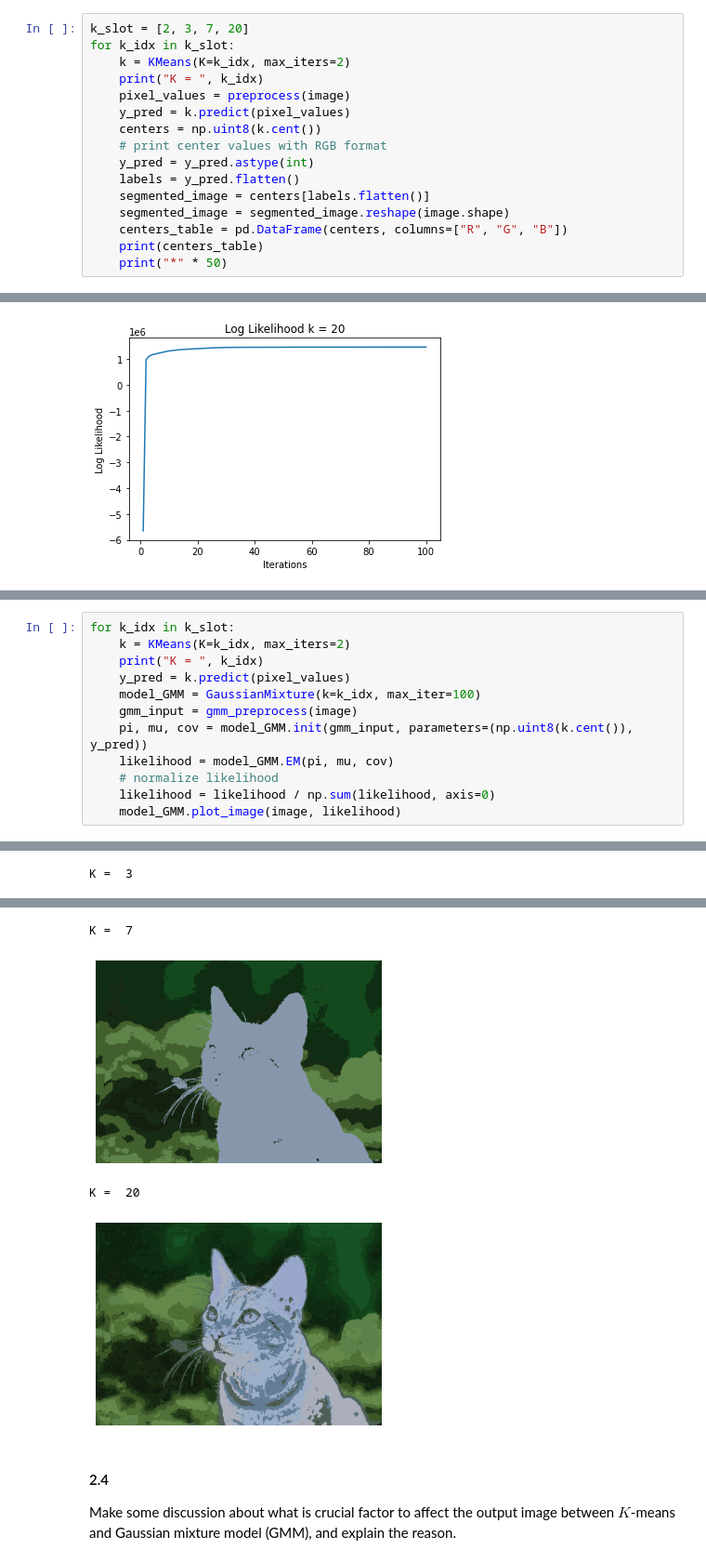
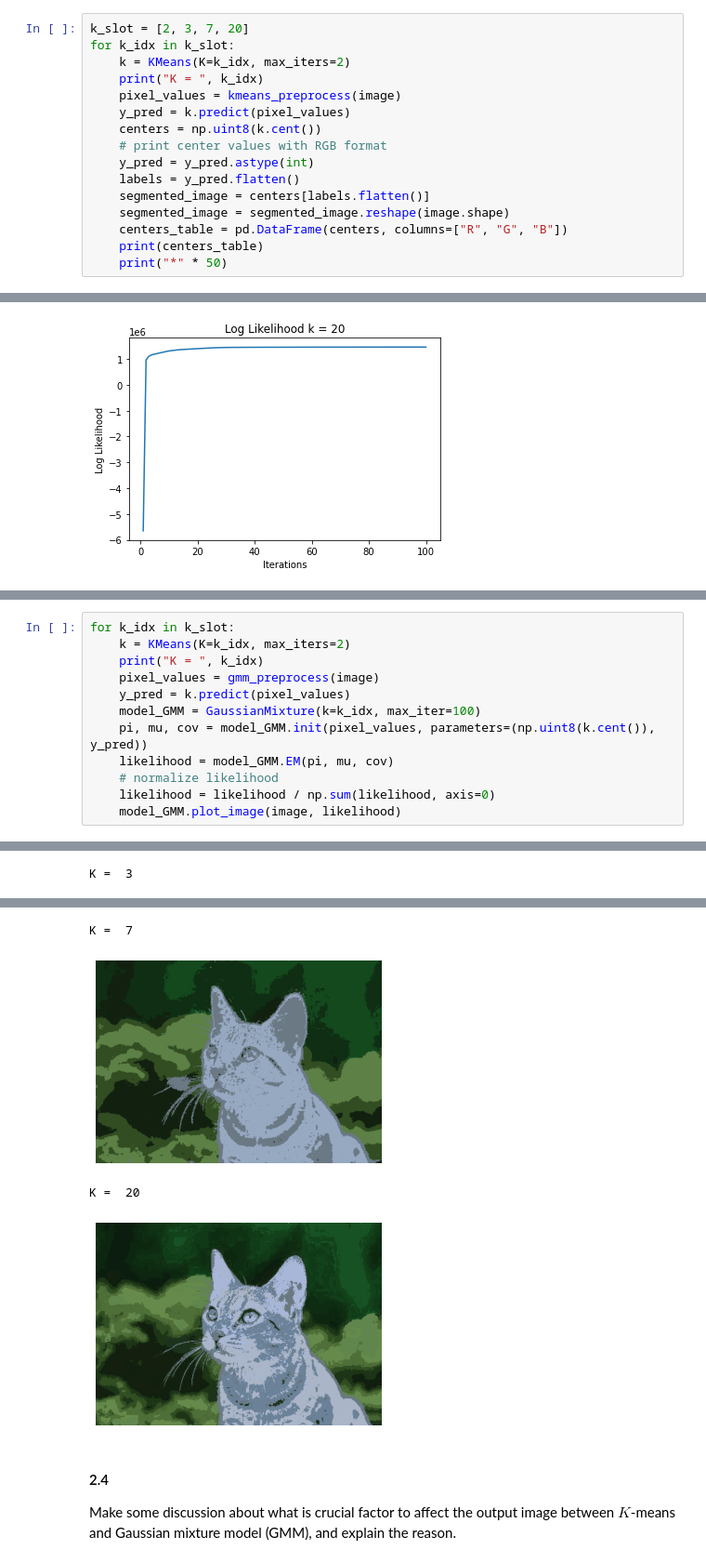
Before and after one commit to jacksonchen1998/2022-NYCU-ML, a Jupyter notebook: hw3_311511052/hw3_311511052.ipynb, the cells around one changed output, grey strips where cells are left out. Shown: that part at 93% size. Saved outputs shown, nothing was run; the diff lists cells and outputs as text.

```diff
--- a/hw3_311511052/hw3_311511052.ipynb
+++ b/hw3_311511052/hw3_311511052.ipynb
@@ -349,7 +349,7 @@ k_slot = [2, 3, 7, 20]
 for k_idx in k_slot:
     k = KMeans(K=k_idx, max_iters=2)
     print("K = ", k_idx)
-    pixel_values = preprocess(image)
+    pixel_values = kmeans_preprocess(image)
     y_pred = k.predict(pixel_values)
     centers = np.uint8(k.cent())
     # print center values with RGB format
@@ -645,24 +645,24 @@ K =  20
 # %%
 for k_idx in k_slot:
     k = KMeans(K=k_idx, max_iters=2)
     print("K = ", k_idx)
+    pixel_values = gmm_preprocess(image)
     y_pred = k.predict(pixel_values)
     model_GMM = GaussianMixture(k=k_idx, max_iter=100)
-    gmm_input = gmm_preprocess(image)
-    pi, mu, cov = model_GMM.init(gmm_input, parameters=(np.uint8(k.cent()), y_pred))
+    pi, mu, cov = model_GMM.init(pixel_values, parameters=(np.uint8(k.cent()), y_pred))
     likelihood = model_GMM.EM(pi, mu, cov)
     # normalize likelihood
     likelihood = likelihood / np.sum(likelihood, axis=0)
     model_GMM.plot_image(image, likelihood)
 # %% [output]
 K =  2
 [figure]
 K =  3
 [figure]
 K =  7
-[figure, old version]
+[figure, new version]
 K =  20
-[figure, old version]
+[figure, new version]
 # %% [markdown]
 #### 2.4
 
```
Also changed, not shown: parts of 2 cells of this notebook, 3 other files.
